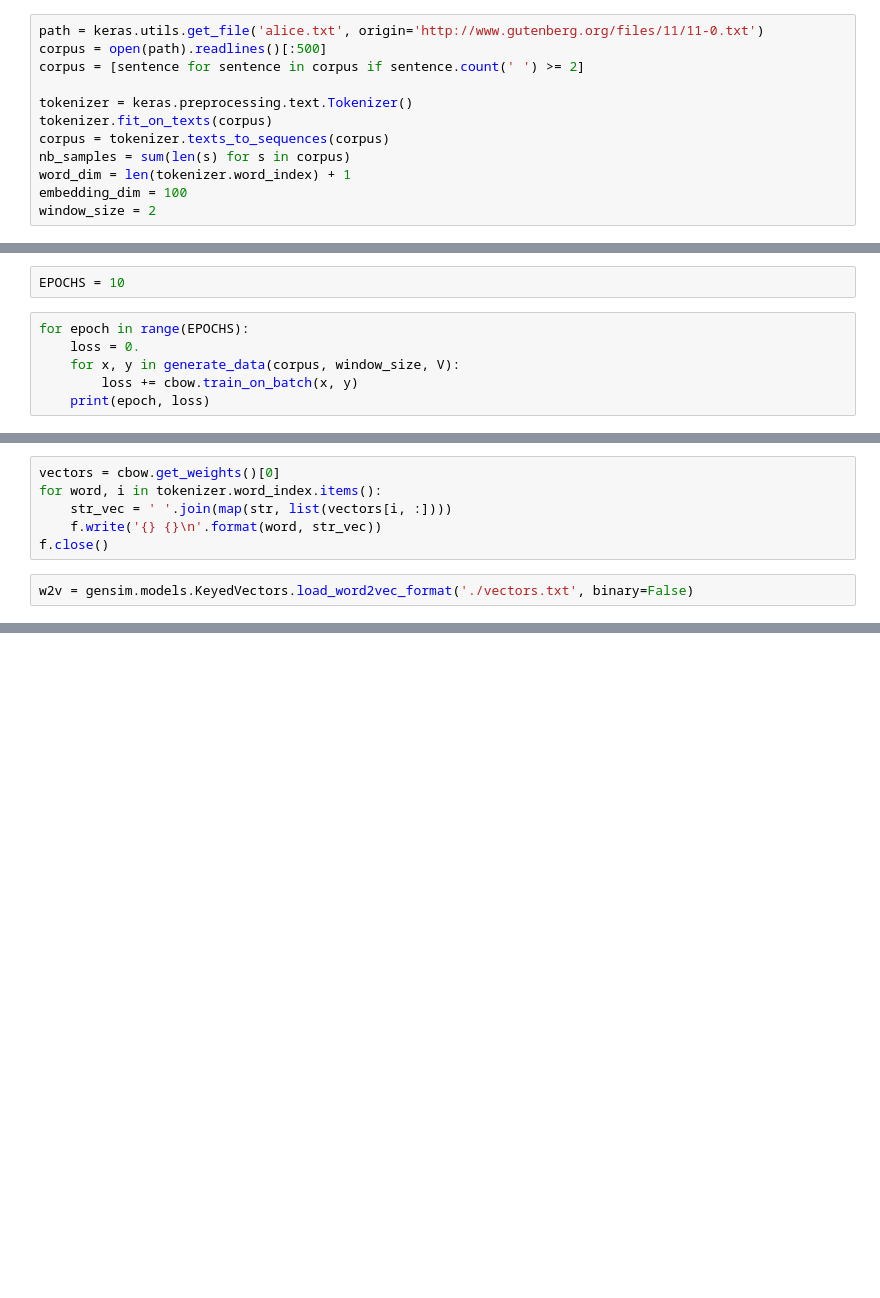
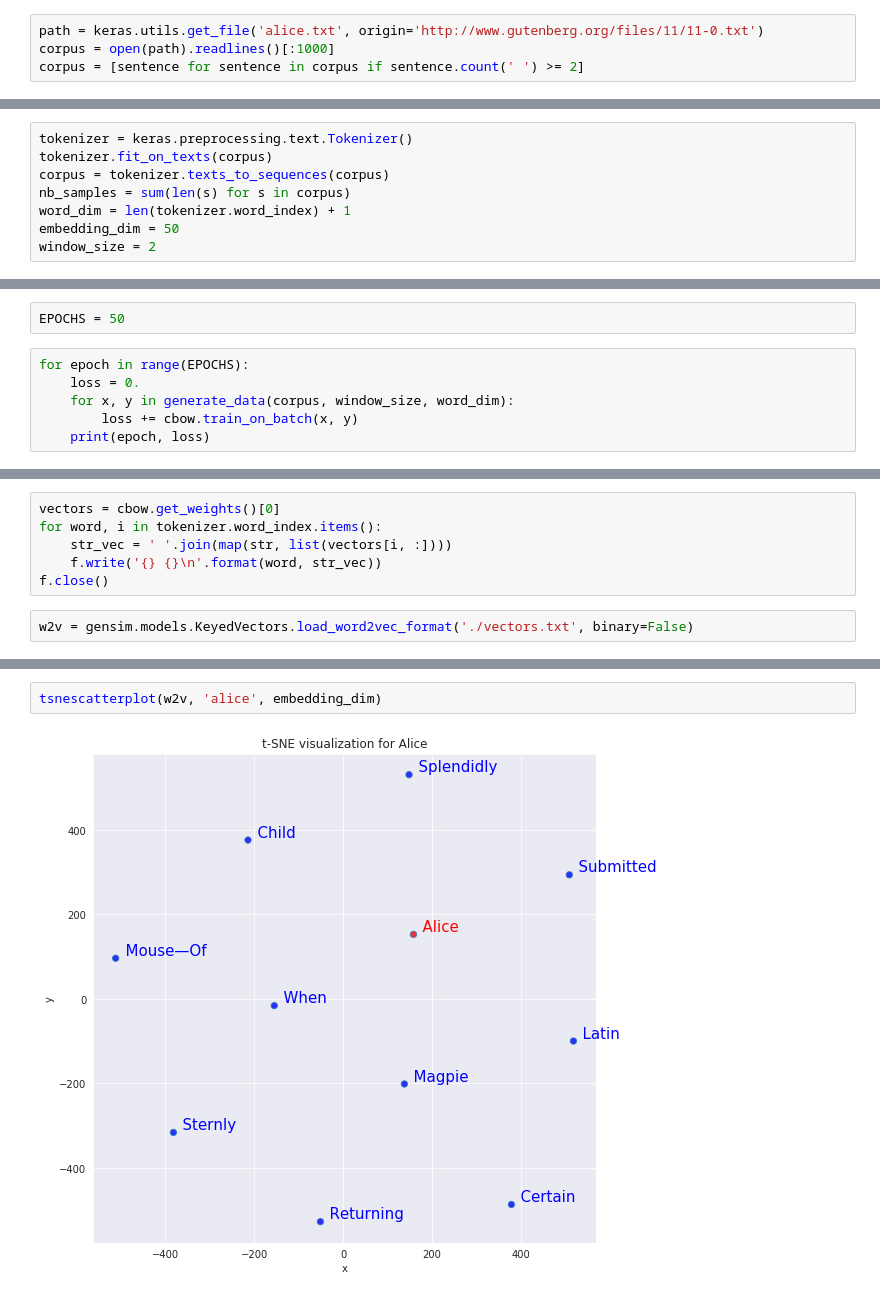
Before and after one commit to adammoss/MLiS2, a Jupyter notebook: examples/rnn/cbow.ipynb, the cells around one changed output, grey strips where cells are left out. Drawn from its saved outputs; the diff is of its cells as text; blank space fills up the shorter version.

```diff
--- a/examples/rnn/cbow.ipynb
+++ b/examples/rnn/cbow.ipynb
@@ -26,12 +32,4 @@ print(tf.__version__)
 # %%
 path = keras.utils.get_file('alice.txt', origin='http://www.gutenberg.org/files/11/11-0.txt')
-corpus = open(path).readlines()[:500]
+corpus = open(path).readlines()[:1000]
 corpus = [sentence for sentence in corpus if sentence.count(' ') >= 2]
-
-tokenizer = keras.preprocessing.text.Tokenizer()
-tokenizer.fit_on_texts(corpus)
-corpus = tokenizer.texts_to_sequences(corpus)
-nb_samples = sum(len(s) for s in corpus)
-word_dim = len(tokenizer.word_index) + 1
-embedding_dim = 100
-window_size = 2
@@ -38,3 +40,11 @@ window_size = 2
+# %%
+tokenizer = keras.preprocessing.text.Tokenizer()
+tokenizer.fit_on_texts(corpus)
+corpus = tokenizer.texts_to_sequences(corpus)
+nb_samples = sum(len(s) for s in corpus)
+word_dim = len(tokenizer.word_index) + 1
+embedding_dim = 50
+window_size = 2
 # %%
 print("Found %d unique words" % word_dim)
 # %% [output]
@@ -79,11 +89,11 @@ _________________________________________________________________
 # %%
 cbow.compile(loss='categorical_crossentropy', optimizer='adam')
 # %%
-EPOCHS = 10
+EPOCHS = 50
 # %%
 for epoch in range(EPOCHS):
     loss = 0.
-    for x, y in generate_data(corpus, window_size, V):
+    for x, y in generate_data(corpus, window_size, word_dim):
         loss += cbow.train_on_batch(x, y)
     print(epoch, loss)
 # %% [output]
@@ -125,0 +207,4 @@ w2v.most_similar(positive=['alice'])
+# %%
+tsnescatterplot(w2v, 'alice', embedding_dim)
+# %% [output]
+[figure, added]
```
Also changed, not shown: parts of 12 cells of this notebook.
